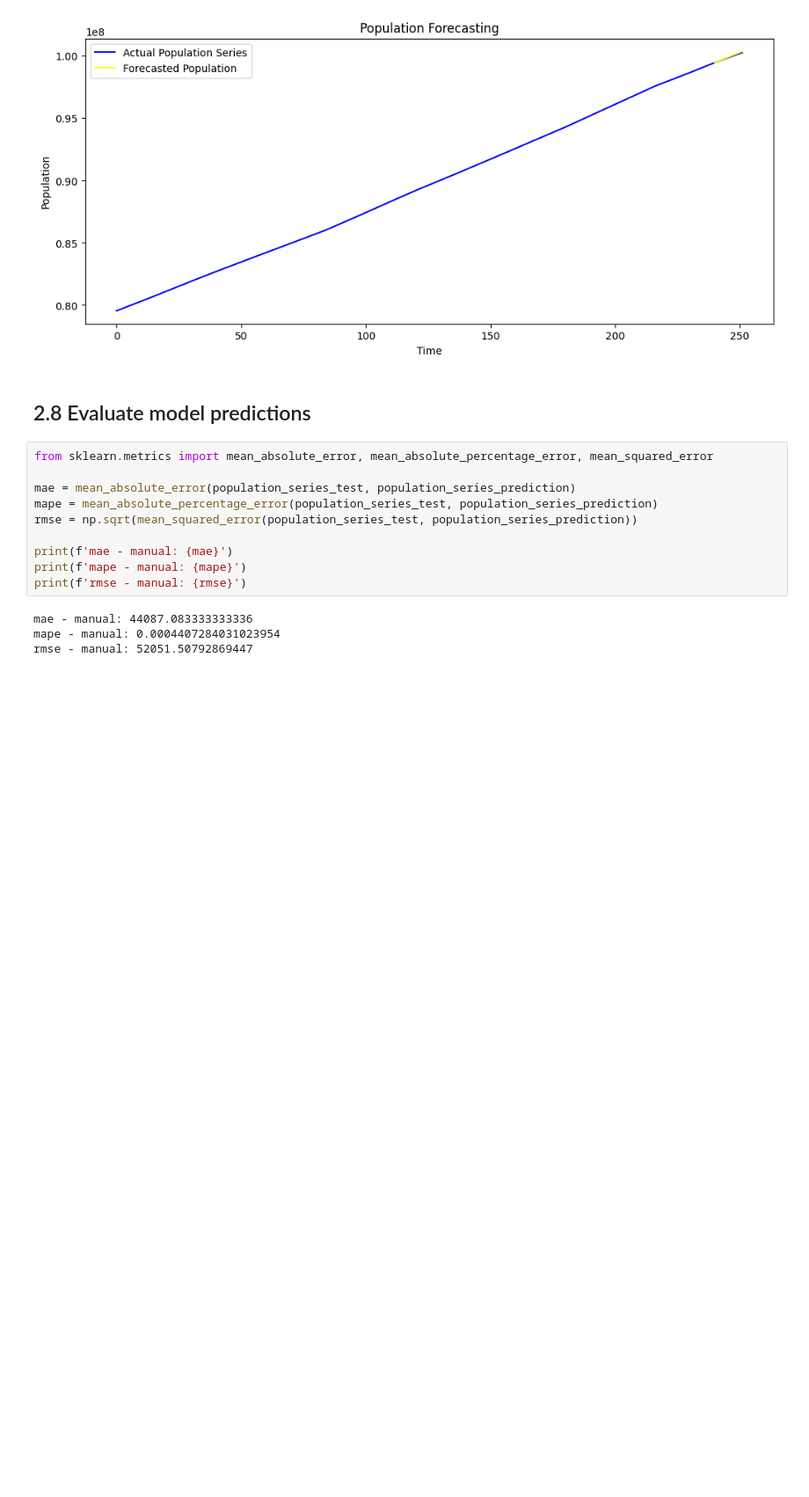
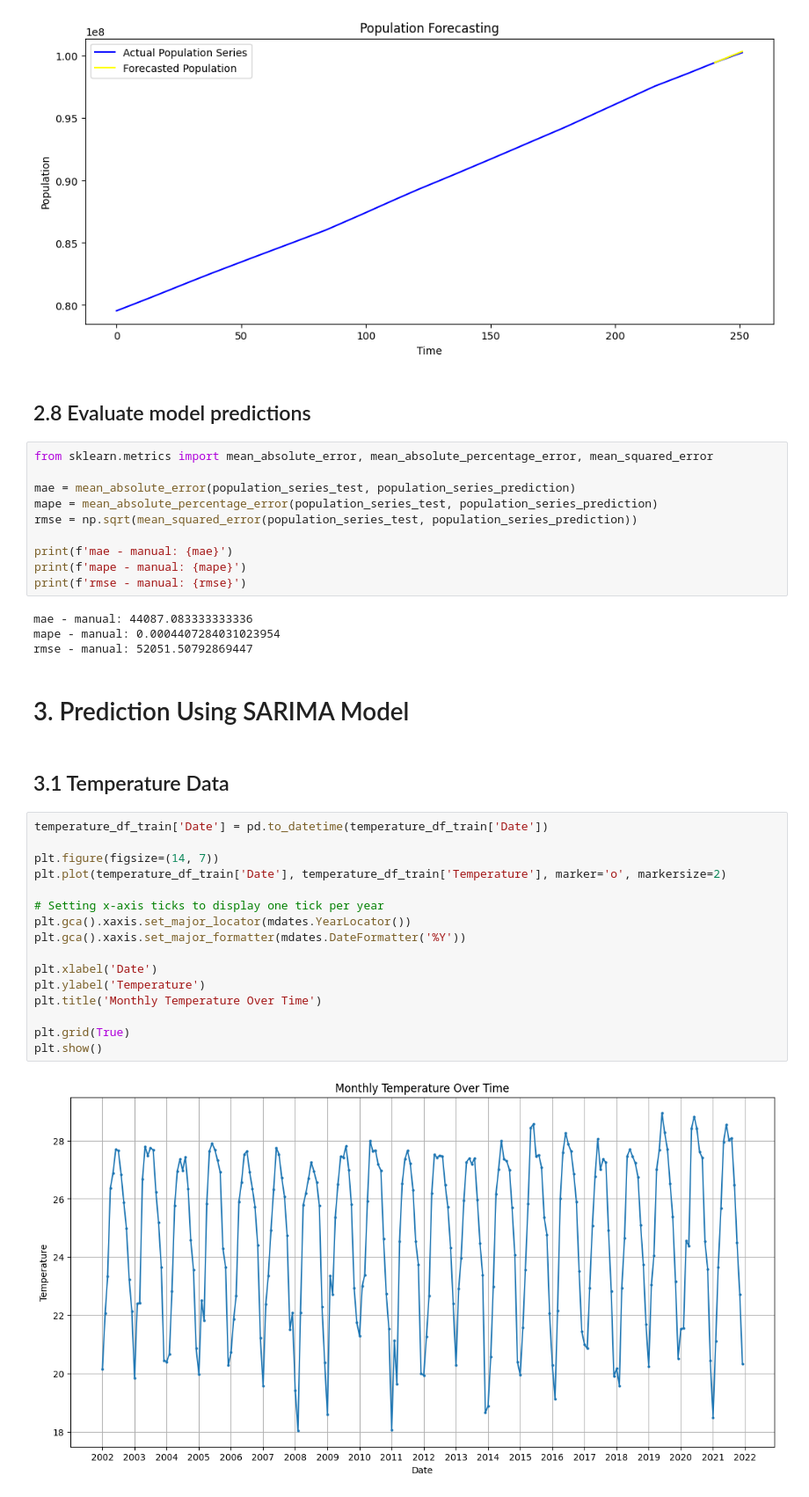
Before and after one commit to phatdtvdvt/Electricity-generation-predictor, a Jupyter notebook: [Part 3] Predicting_Exogenous_Variable_Using_ARIMA_SARIMA.ipynb, the cells around one changed output. Shown at 88% size. Saved outputs shown, nothing was run; the diff lists cells and outputs as text; blank space fills up the shorter version.

Commit message:
Update rainfall, humidity, temperature, sunshine model and code

```diff
--- a/[Part 3] Predicting_Exogenous_Variable_Using_ARIMA_SARIMA.ipynb
+++ b/[Part 3] Predicting_Exogenous_Variable_Using_ARIMA_SARIMA.ipynb
@@ -331,3 +329,25 @@ print(f'rmse - manual: {rmse}')
 mae - manual: 44087.083333333336
 mape - manual: 0.0004407284031023954
 rmse - manual: 52051.50792869447
+# %% [markdown]
+# 3. Prediction Using SARIMA Model
+# %% [markdown]
+## 3.1 Temperature Data
+# %%
+temperature_df_train['Date'] = pd.to_datetime(temperature_df_train['Date'])
+
+plt.figure(figsize=(14, 7))
+plt.plot(temperature_df_train['Date'], temperature_df_train['Temperature'], marker='o', markersize=2)
+
+# Setting x-axis ticks to display one tick per year
+plt.gca().xaxis.set_major_locator(mdates.YearLocator())
+plt.gca().xaxis.set_major_formatter(mdates.DateFormatter('%Y'))
+
+plt.xlabel('Date')
+plt.ylabel('Temperature')
+plt.title('Monthly Temperature Over Time')
+
+plt.grid(True)
+plt.show()
+# %% [output]
+[figure, added]
```
Also changed, not shown: parts of 57 cells of this notebook, 11 other files.
